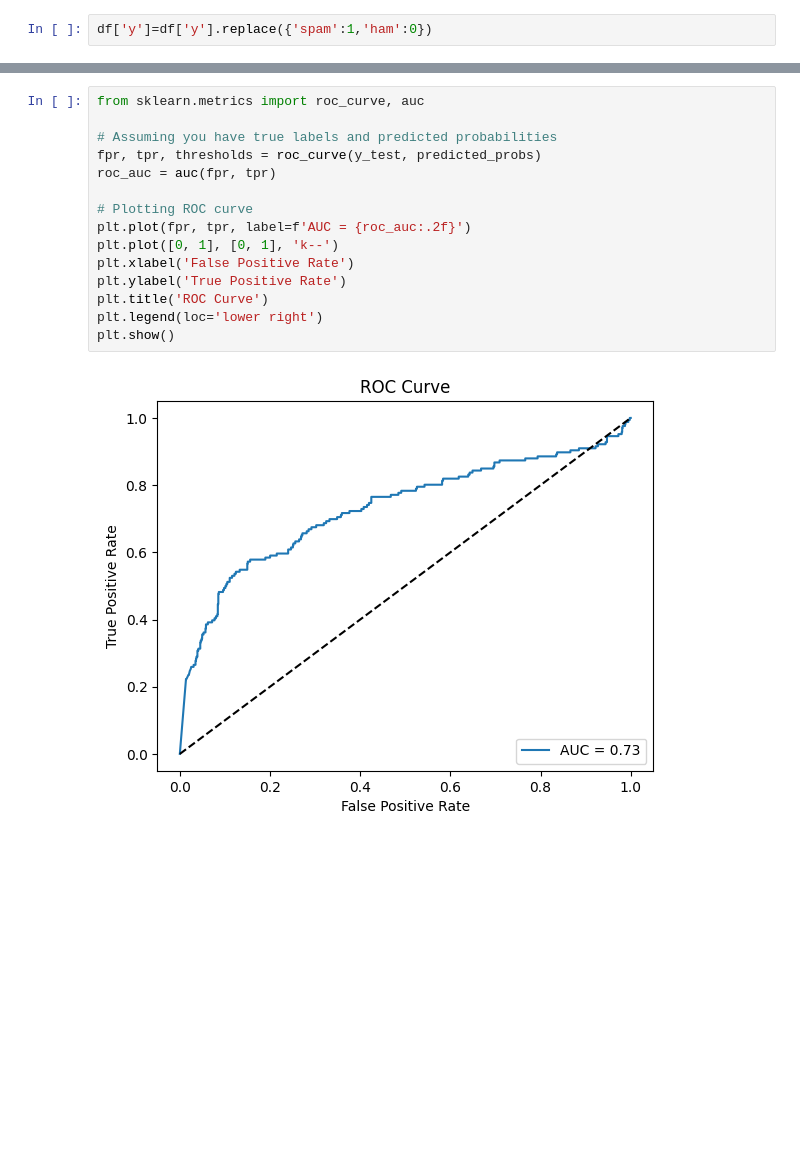
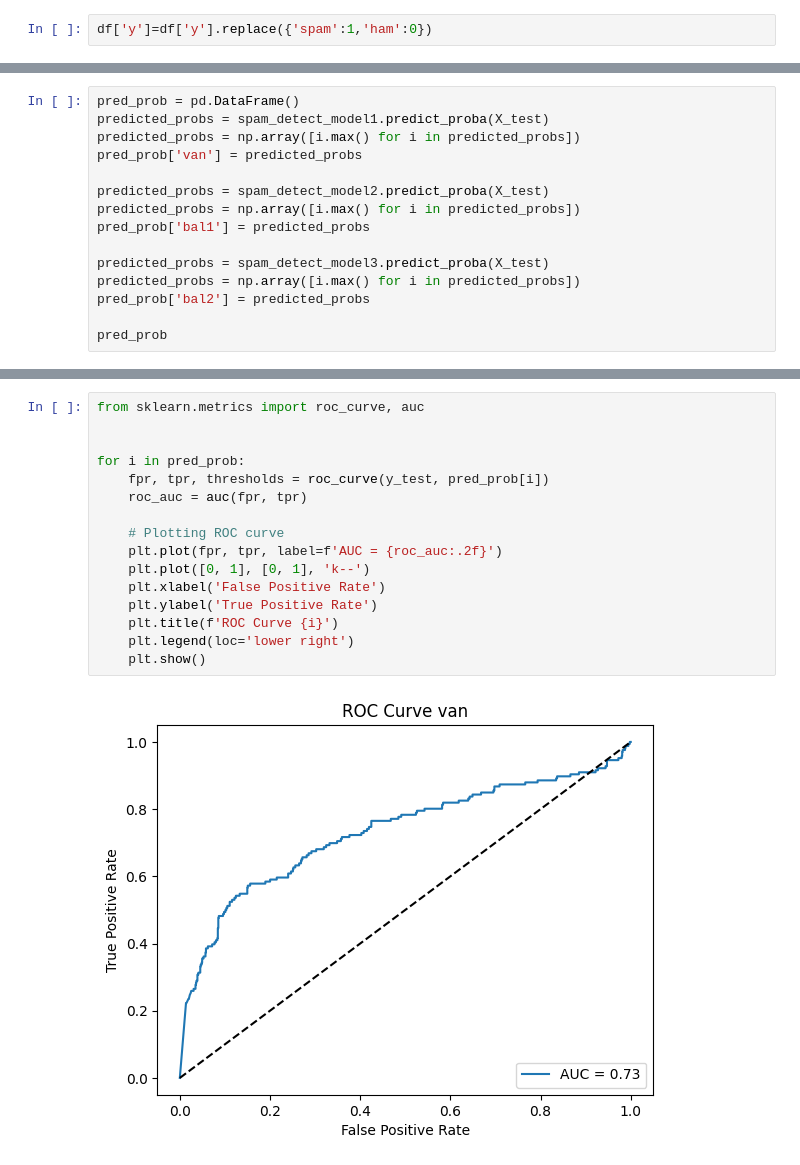
Before and after one commit to Manash-Christ/ML-LABS, a Jupyter notebook: 2348528_lab8.ipynb, the cells around one changed output, grey strips where cells are left out. Cells and saved outputs as stored; diff of their text form; blank space fills up the shorter version.

```diff
--- a/2348528_lab8.ipynb
+++ b/2348528_lab8.ipynb
@@ -110,0 +147,15 @@ array([0.99999986, 0.96670968, 0.99995141, ..., 0.99998757, 1.        ,
+# %%
+pred_prob = pd.DataFrame()
+predicted_probs = spam_detect_model1.predict_proba(X_test)
+predicted_probs = np.array([i.max() for i in predicted_probs])
+pred_prob['van'] = predicted_probs
+
+predicted_probs = spam_detect_model2.predict_proba(X_test)
+predicted_probs = np.array([i.max() for i in predicted_probs])
+pred_prob['bal1'] = predicted_probs
+
+predicted_probs = spam_detect_model3.predict_proba(X_test)
+predicted_probs = np.array([i.max() for i in predicted_probs])
+pred_prob['bal2'] = predicted_probs
+
+pred_prob
@@ -111,17 +176,18 @@ array([0.99999986, 0.96670968, 0.99995141, ..., 0.99998757, 1.        ,
 # %%
 from sklearn.metrics import roc_curve, auc
 
-# Assuming you have true labels and predicted probabilities
-fpr, tpr, thresholds = roc_curve(y_test, predicted_probs)
-roc_auc = auc(fpr, tpr)
 
-# Plotting ROC curve
-plt.plot(fpr, tpr, label=f'AUC = {roc_auc:.2f}')
-plt.plot([0, 1], [0, 1], 'k--')
-plt.xlabel('False Positive Rate')
-plt.ylabel('True Positive Rate')
-plt.title('ROC Curve')
-plt.legend(loc='lower right')
-plt.show()
+for i in pred_prob:
+    fpr, tpr, thresholds = roc_curve(y_test, pred_prob[i])
+    roc_auc = auc(fpr, tpr)
+
+    # Plotting ROC curve
+    plt.plot(fpr, tpr, label=f'AUC = {roc_auc:.2f}')
+    plt.plot([0, 1], [0, 1], 'k--')
+    plt.xlabel('False Positive Rate')
+    plt.ylabel('True Positive Rate')
+    plt.title(f'ROC Curve {i}')
+    plt.legend(loc='lower right')
+    plt.show()
 # %% [output]
-[figure, old version]
+[figure, new version]
```
Also changed, not shown: parts of 16 cells of this notebook.
